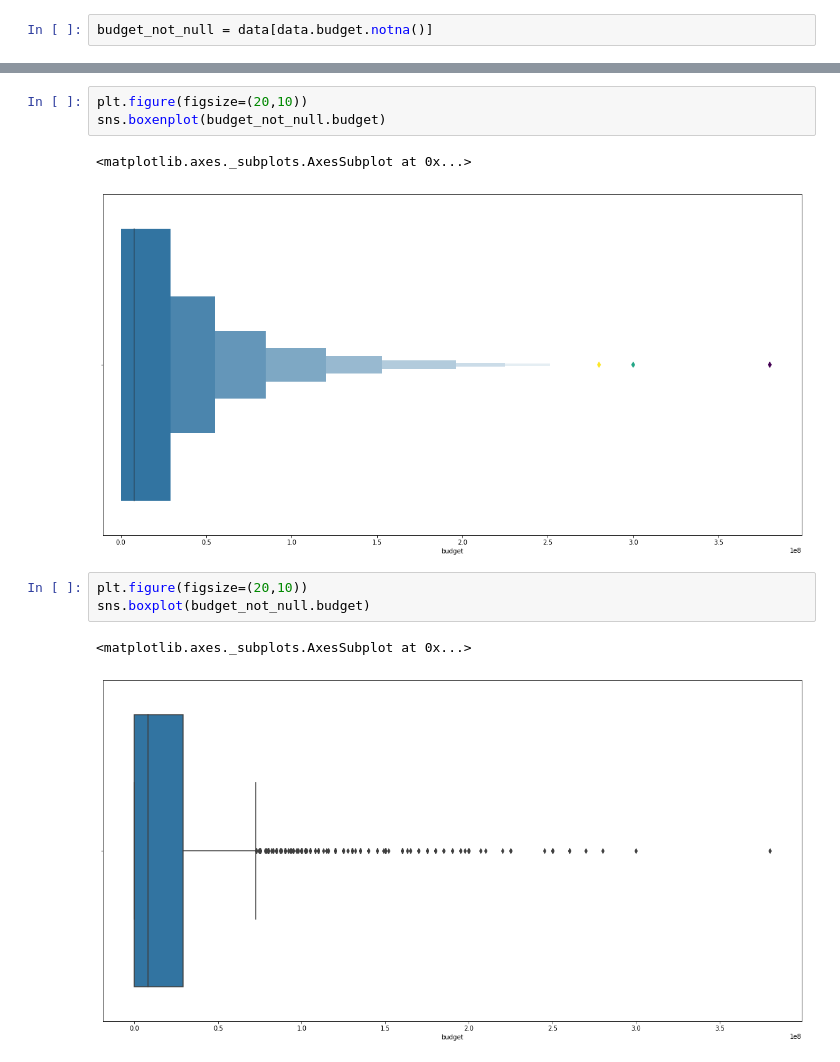
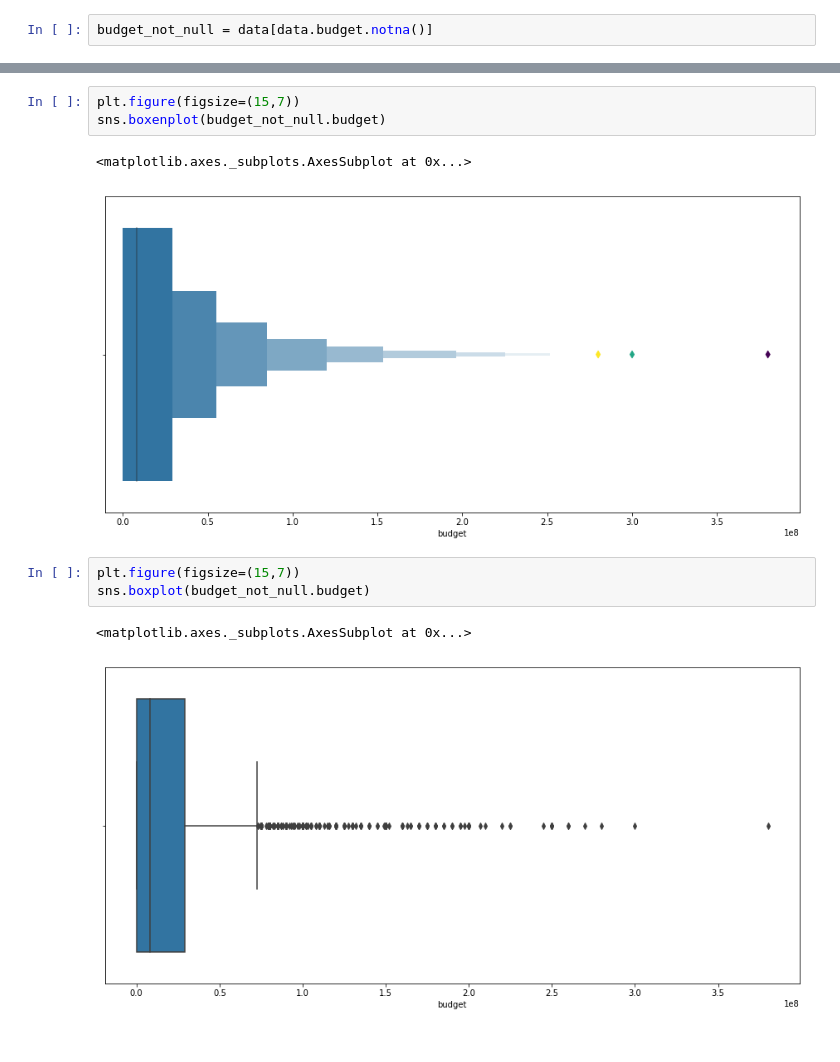
Before and after one commit to Cruzzor/BoxOffice, a Jupyter notebook: exploration_marcel.ipynb, the cells around one changed output, grey strips where cells are left out. Drawn from its saved outputs; the diff is of its cells as text.

```diff
--- a/exploration_marcel.ipynb
+++ b/exploration_marcel.ipynb
@@ -135,13 +139,13 @@ sns.scatterplot(x='budget', y='revenue', data=budget_not_null, alpha=0.2)
 # %%
-plt.figure(figsize=(20,10))
+plt.figure(figsize=(15,7))
 sns.boxenplot(budget_not_null.budget)
 # %% [output]
 <matplotlib.axes._subplots.AxesSubplot at 0x...>
-[figure, old version]
+[figure, new version]
 # %%
-plt.figure(figsize=(20,10))
+plt.figure(figsize=(15,7))
 sns.boxplot(budget_not_null.budget)
 # %% [output]
 <matplotlib.axes._subplots.AxesSubplot at 0x...>
-[figure, old version]
+[figure, new version]
 # %%
```
Also changed, not shown: parts of 7 cells of this notebook.
